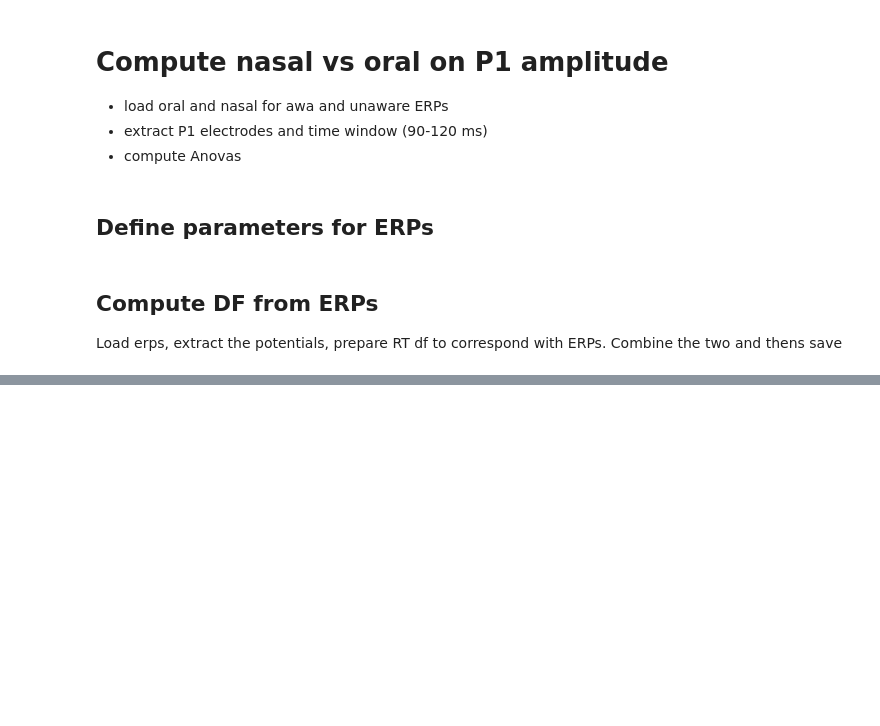
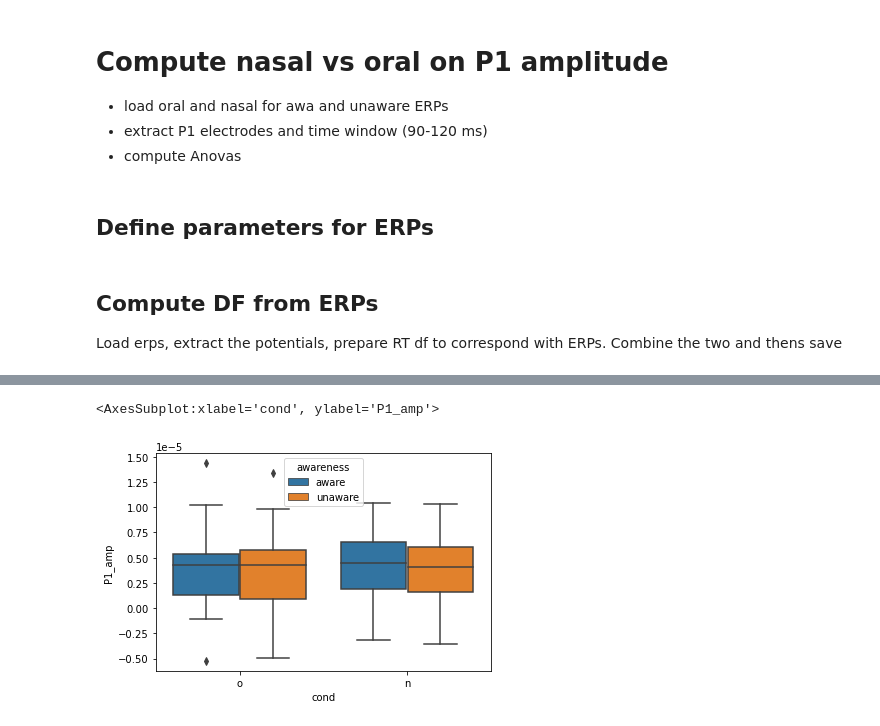
Before and after one commit to vivile42/Oral_24, a Jupyter notebook: stats/stats_R1.ipynb, the cells around one changed output, grey strips where cells are left out. Drawn from its saved outputs; the diff is of its cells as text; code cells hidden in the pictures; blank space fills up the shorter version.

```diff
--- a/stats/stats_R1.ipynb
+++ b/stats/stats_R1.ipynb
@@ -475,0 +560,5 @@ includes only exh
+# %%
+sns.boxplot(data=df,x='cond',y='P1_amp',hue='awareness')
+# %% [output]
+<AxesSubplot:xlabel='cond', ylabel='P1_amp'>
+[figure, added]
```
Also changed, not shown: parts of 11 cells of this notebook.
